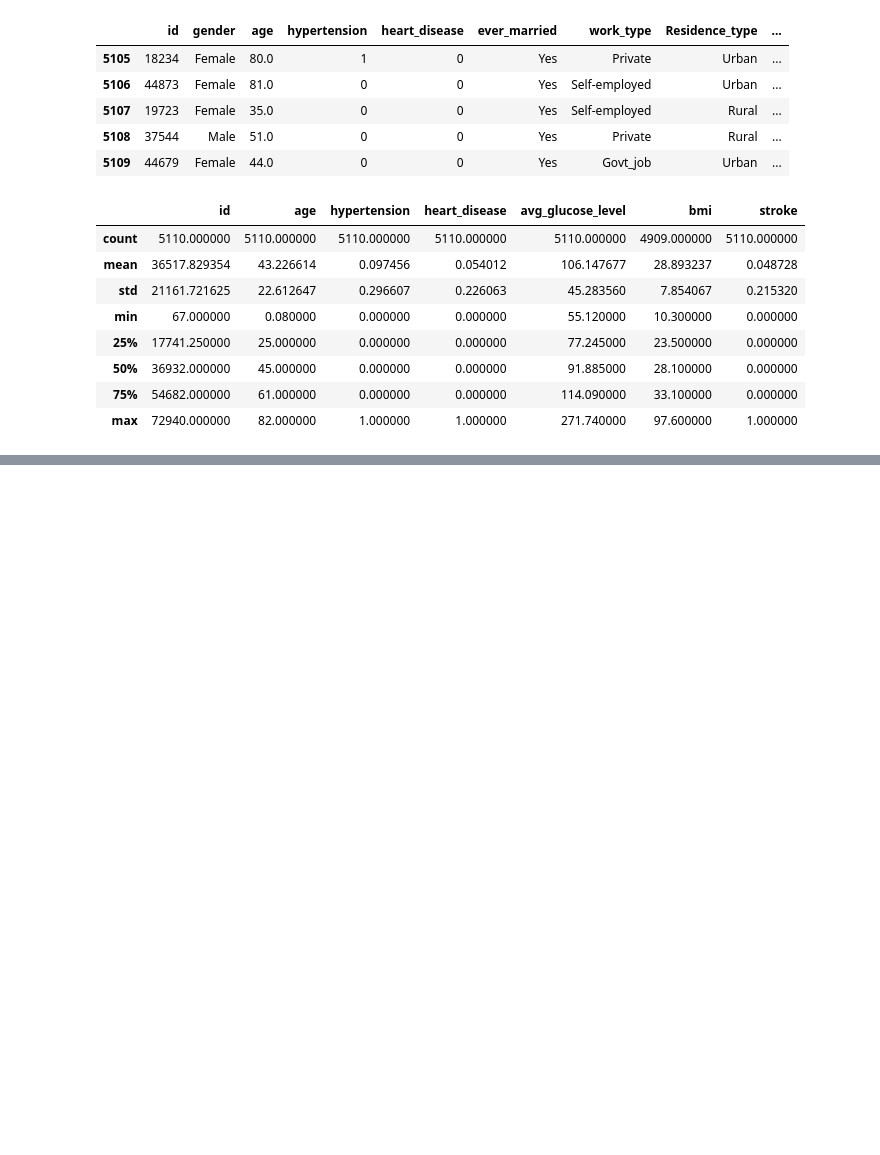
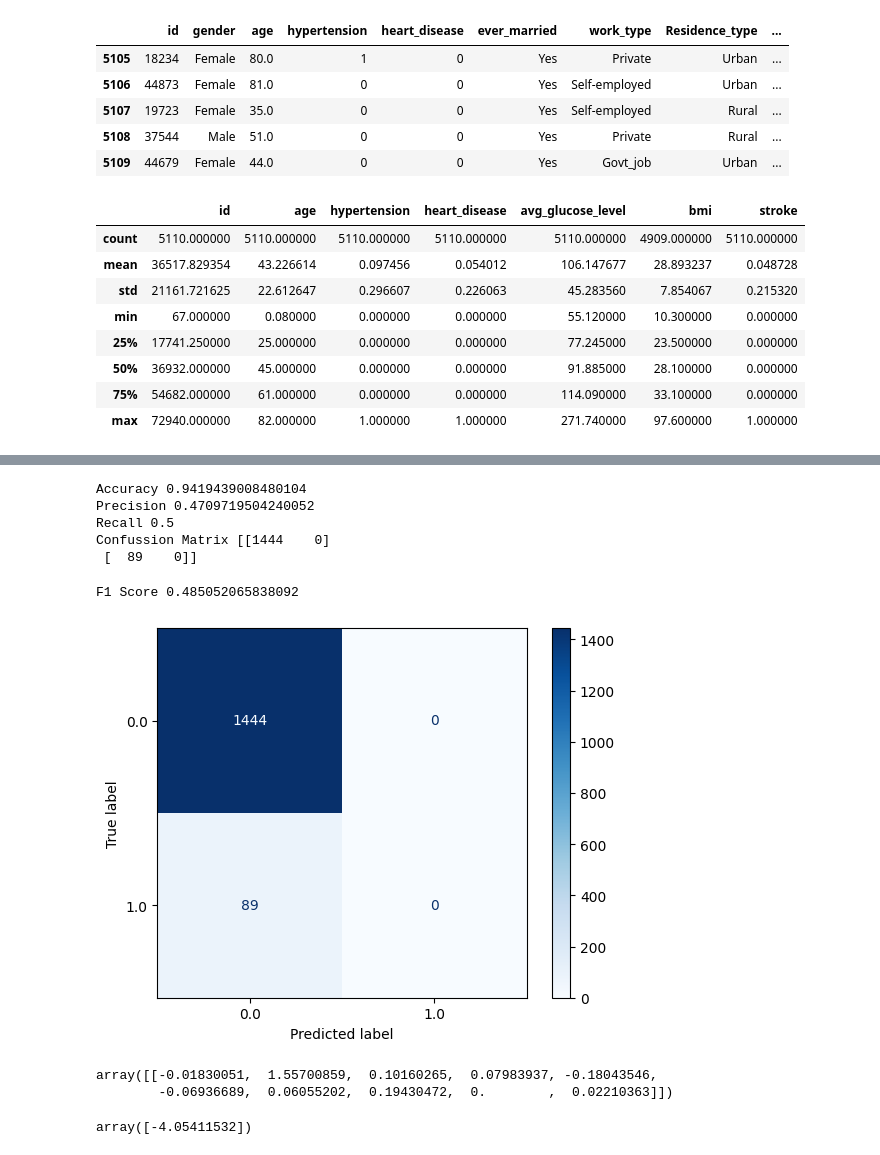
Before and after one commit to aliifam/ppd, a Jupyter notebook: ppd/pekan4/tugas1.ipynb, the cells around one changed output, grey strips where cells are left out. Drawn from its saved outputs; the diff is of its cells as text; code cells hidden in the pictures; blank space fills up the shorter version.

```diff
--- a/ppd/pekan4/tugas1.ipynb
+++ b/ppd/pekan4/tugas1.ipynb
@@ -38,0 +71,8 @@ df.describe()
+# %%
+# check categorical attributes
+df_X = df.drop(columns=['id', 'stroke'], axis=1)
+# definisikan kolom yang jadi input
+df_y = df[['stroke']]
+# definisikan kolom yang jadi output
+cats = df_X.select_dtypes(include=['object', 'bool']).columns
+print(cats)
@@ -38,0 +195,43 @@ df.describe()
+# %%
+# logistic regression
+import numpy as np
+
+model = LogisticRegression()
+model.fit(X_train, y_train)
+
+# membuat prediksi
+y_pred = model.predict(X_test)
+# y_pred jika di print out maka akan keluar vector prediksinya
+
+# menghitung performa model dengan accuracy, precision, recall, dan confusion matrix
+print('Accuracy', accuracy_score(y_test, y_pred))
+print('Precision', precision_score(y_test, y_pred, average='macro'))
+print('Recall', recall_score(y_test, y_pred, average='macro'))
+print('Confussion Matrix', confusion_matrix(y_test, y_pred))
+# plot confusion matrix(model, X_test, y_test, cmap=plt.cm.Blues)
+cm = confusion_matrix(y_test, y_pred)
+disp = ConfusionMatrixDisplay(confusion_matrix=cm, display_labels=np.unique(y_test))
+# plt.show()
+disp.plot(cmap=plt.cm.Blues)
+
+from sklearn.metrics import f1_score
+print('F1 Score', f1_score(y_test, y_pred, average='macro'))
+# %% [output]
+Accuracy 0.9419439008480104
+Precision 0.4709719504240052
+Recall 0.5
+Confussion Matrix [[1444    0]
+ [  89    0]]
+F1 Score 0.485052065838092
+[figure, added]
+# %%
+# melihat coefisien dari model
+model.coef_
+# %% [output]
+array([[-0.01830051,  1.55700859,  0.10160265,  0.07983937, -0.18043546,
+        -0.06936689,  0.06055202,  0.19430472,  0.        ,  0.02210363]])
+# %%
+# melihat intercept dari model
+model.intercept_
+# %% [output]
+array([-4.05411532])
```
Also changed, not shown: parts of 11 cells of this notebook.
